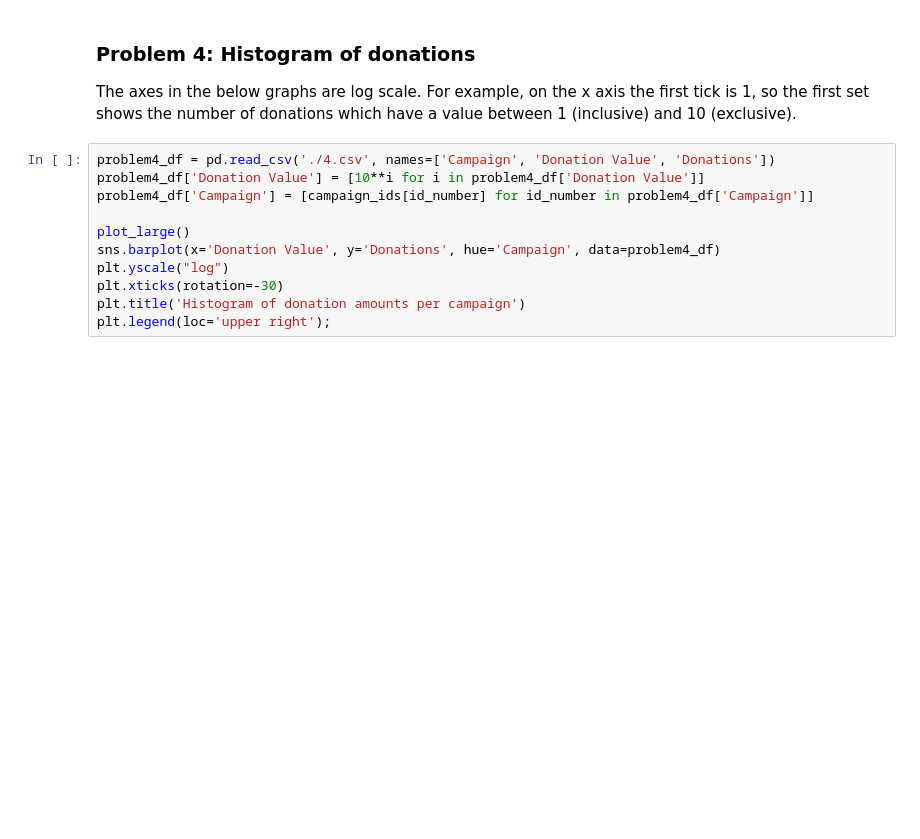
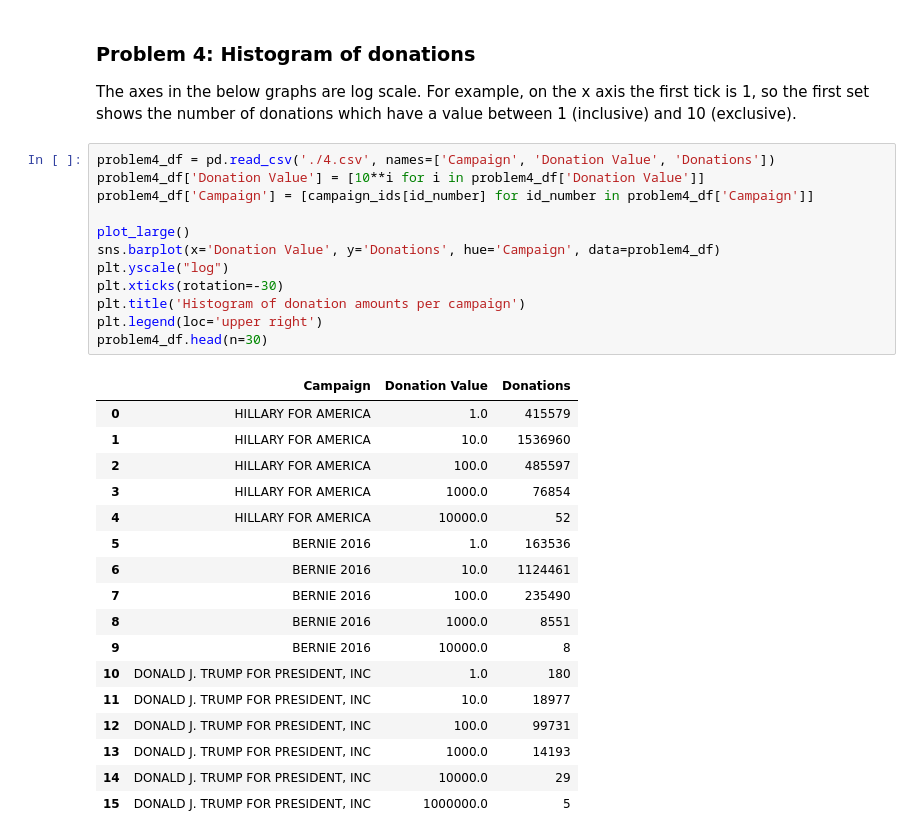
Before and after one commit to mnvsngv/cs696-bigdata, a Jupyter notebook: Assignment 4/Assignment 4.ipynb, the cells around one changed output. Drawn from its saved outputs; the diff is of its cells as text; blank space fills up the shorter version.

Commit message:
A4: Added tables for all data

```diff
--- a/Assignment 4/Assignment 4.ipynb
+++ b/Assignment 4/Assignment 4.ipynb
@@ -185,13 +200,31 @@ The axes in the below graphs are log scale. For example, on the x axis the first
 # %%
 problem4_df = pd.read_csv('./4.csv', names=['Campaign', 'Donation Value', 'Donations'])
 problem4_df['Donation Value'] = [10**i for i in problem4_df['Donation Value']]
 problem4_df['Campaign'] = [campaign_ids[id_number] for id_number in problem4_df['Campaign']]
 
 plot_large()
 sns.barplot(x='Donation Value', y='Donations', hue='Campaign', data=problem4_df)
 plt.yscale("log")
 plt.xticks(rotation=-30)
 plt.title('Histogram of donation amounts per campaign')
-plt.legend(loc='upper right');
+plt.legend(loc='upper right')
+problem4_df.head(n=30)
 # %% [output]
+|  | Campaign | Donation Value | Donations |
+| 0 | HILLARY FOR AMERICA | 1.0 | 415579 |
+| 1 | HILLARY FOR AMERICA | 10.0 | 1536960 |
+| 2 | HILLARY FOR AMERICA | 100.0 | 485597 |
+| 3 | HILLARY FOR AMERICA | 1000.0 | 76854 |
+| 4 | HILLARY FOR AMERICA | 10000.0 | 52 |
+| 5 | BERNIE 2016 | 1.0 | 163536 |
+| 6 | BERNIE 2016 | 10.0 | 1124461 |
+| 7 | BERNIE 2016 | 100.0 | 235490 |
+| 8 | BERNIE 2016 | 1000.0 | 8551 |
+| 9 | BERNIE 2016 | 10000.0 | 8 |
+| 10 | DONALD J. TRUMP FOR PRESIDENT, INC | 1.0 | 180 |
+| 11 | DONALD J. TRUMP FOR PRESIDENT, INC | 10.0 | 18977 |
+| 12 | DONALD J. TRUMP FOR PRESIDENT, INC | 100.0 | 99731 |
+| 13 | DONALD J. TRUMP FOR PRESIDENT, INC | 1000.0 | 14193 |
+| 14 | DONALD J. TRUMP FOR PRESIDENT, INC | 10000.0 | 29 |
+| 15 | DONALD J. TRUMP FOR PRESIDENT, INC | 1000000.0 | 5 |
 [figure]
```
Also changed, not shown: parts of 3 cells of this notebook.
